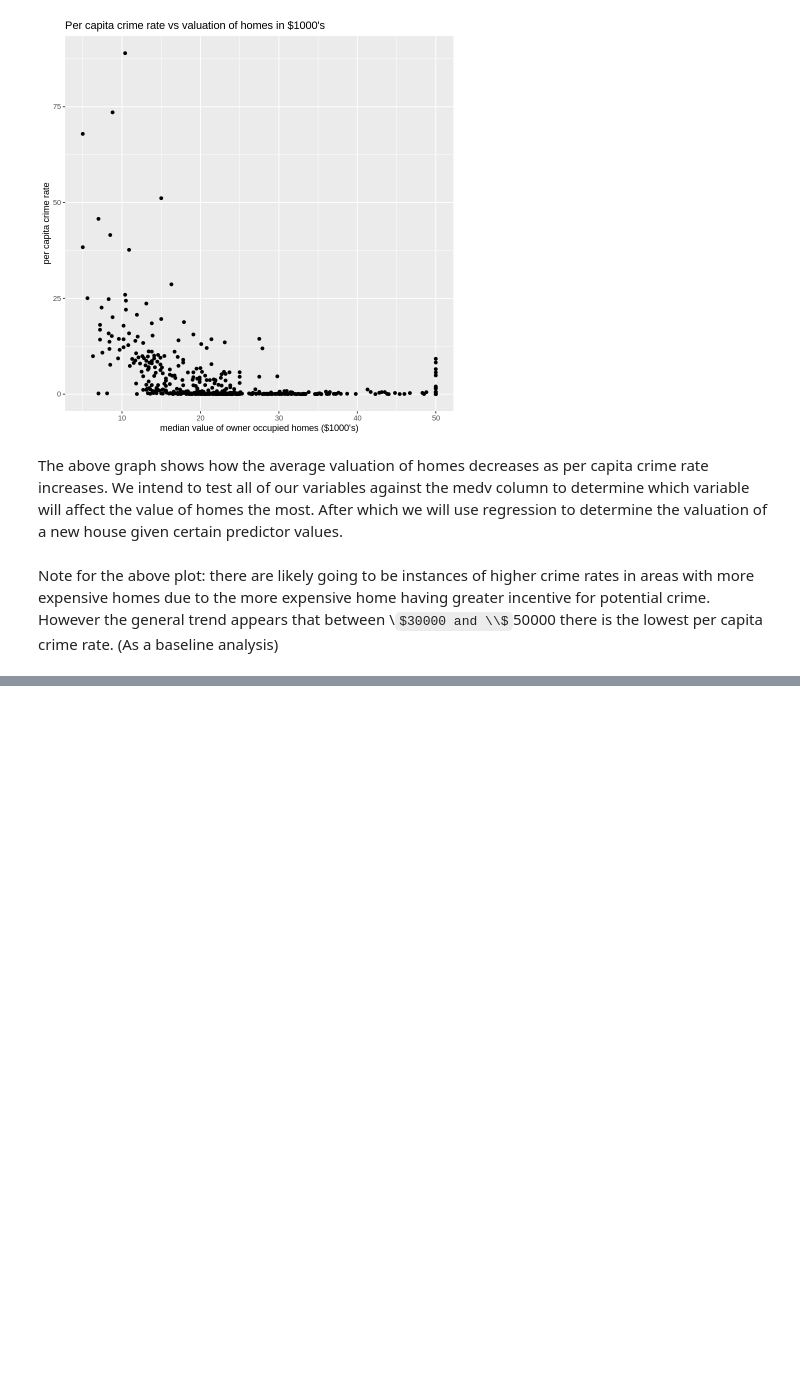
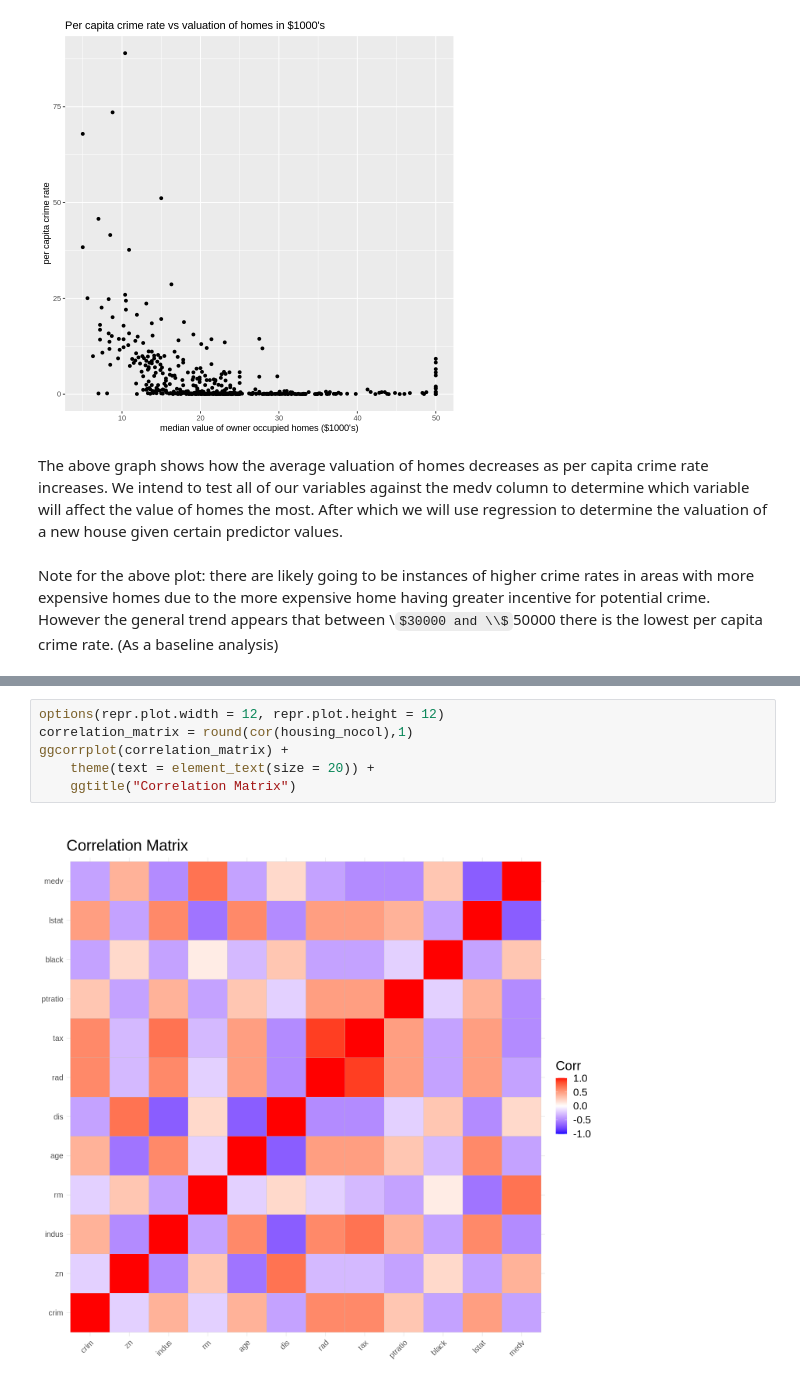
Before and after one commit to bohaoh/DSCI100-Group39-Project, a Jupyter notebook: DSCI Group 39 Project Proposal.ipynb, the cells around one changed output, grey strips where cells are left out. Drawn from its saved outputs; the diff is of its cells as text; some formulas as TeX source; blank space fills up the shorter version.

```diff
--- a/DSCI Group 39 Project Proposal.ipynb
+++ b/DSCI Group 39 Project Proposal.ipynb
@@ -149,0 +167,8 @@ Note for the above plot: there are likely going to be instances of higher crime
+# %%
+options(repr.plot.width = 12, repr.plot.height = 12)
+correlation_matrix = round(cor(housing_nocol),1)
+ggcorrplot(correlation_matrix) +
+    theme(text = element_text(size = 20)) +
+    ggtitle("Correlation Matrix")
+# %% [output]
+[figure, added]
```
Also changed, not shown: parts of 5 cells of this notebook.
